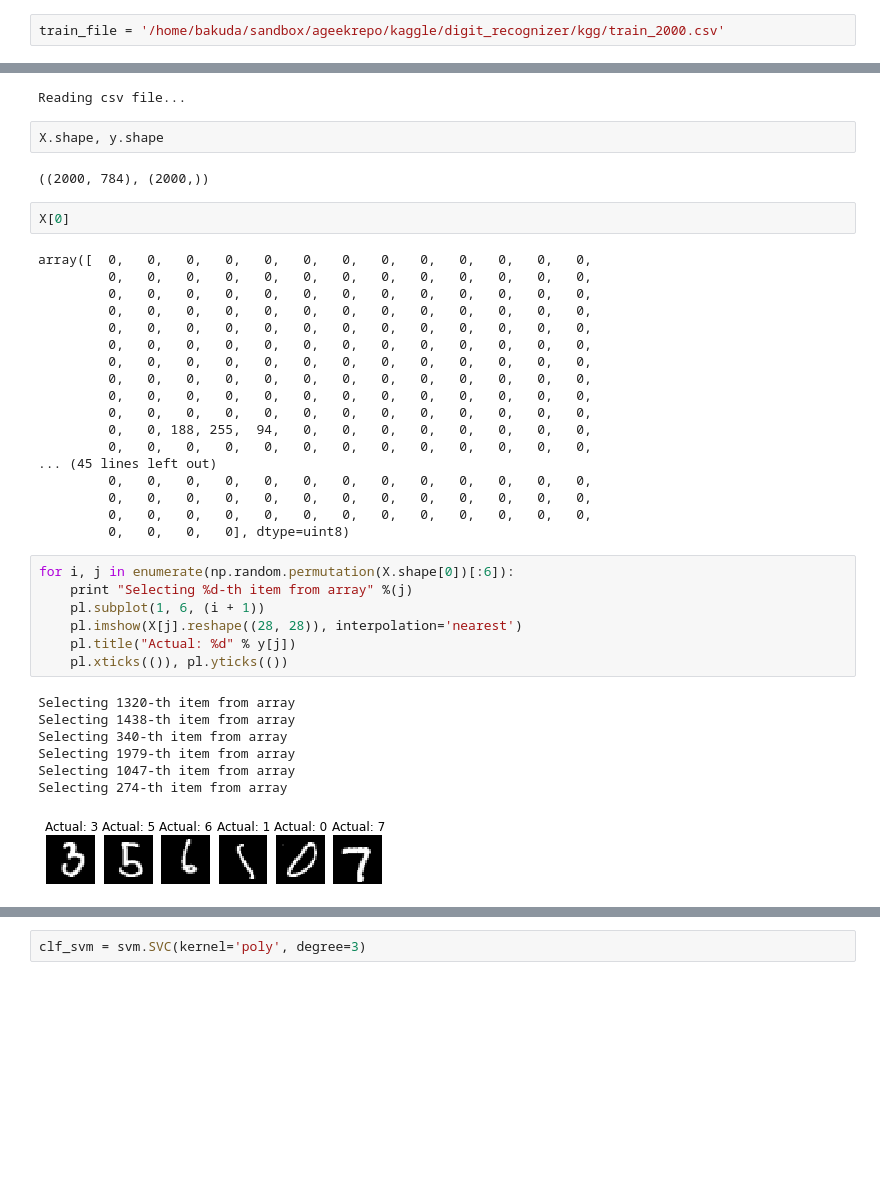
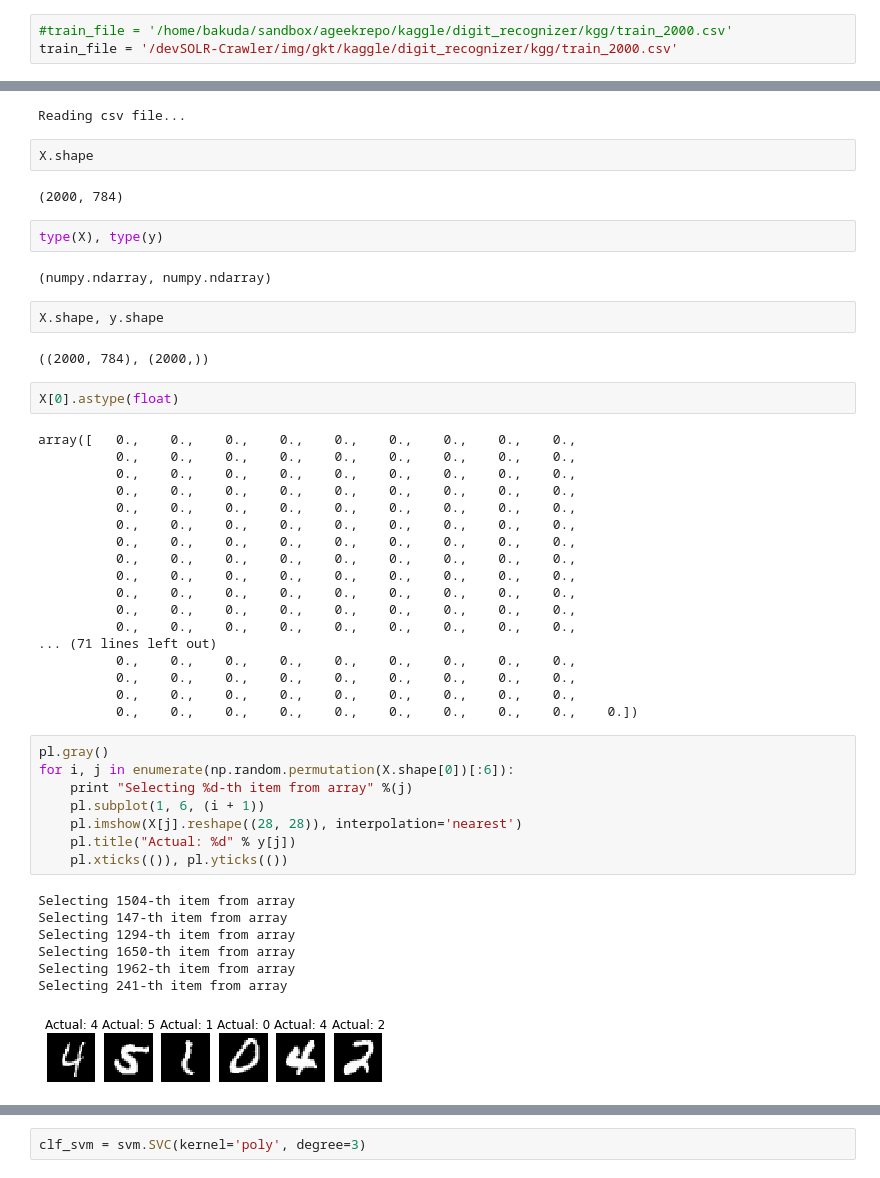
Before and after one commit to ageek/pynotebooks, a Jupyter notebook: kaggle - digits classification.ipynb, the cells around one changed output, grey strips where cells are left out. Drawn from its saved outputs; the diff is of its cells as text; blank space fills up the shorter version.

Commit message:
file path update, and applying NN to Kaggle digit classificatin

```diff
--- a/kaggle - digits classification.ipynb
+++ b/kaggle - digits classification.ipynb
@@ -11,7 +11,8 @@ import pylab as pl
 import numpy as np
 import pandas as pd
 # %%
-train_file = '/home/bakuda/sandbox/ageekrepo/kaggle/digit_recognizer/kgg/train_2000.csv'
+#train_file = '/home/bakuda/sandbox/ageekrepo/kaggle/digit_recognizer/kgg/train_2000.csv'
+train_file = '/devSOLR-Crawler/img/gkt/kaggle/digit_recognizer/kgg/train_2000.csv'
 # %%
 import csv
 lines= [x for x in csv.reader(file(train_file))][1:]
@@ -55,45 +56,54 @@ def images2Vector(filePath):
 X,y = images2Vector(train_file)
 # %% [output]
 Reading csv file...
+# %%
+X.shape
+# %% [output]
+(2000, 784)
+# %%
+type(X), type(y)
+# %% [output]
+(numpy.ndarray, numpy.ndarray)
 # %%
 X.shape, y.shape
 # %% [output]
 ((2000, 784), (2000,))
 # %%
-X[0]
+X[0].astype(float)
 # %% [output]
-array([  0,   0,   0,   0,   0,   0,   0,   0,   0,   0,   0,   0,   0,
-         0,   0,   0,   0,   0,   0,   0,   0,   0,   0,   0,   0,   0,
-         0,   0,   0,   0,   0,   0,   0,   0,   0,   0,   0,   0,   0,
-         0,   0,   0,   0,   0,   0,   0,   0,   0,   0,   0,   0,   0,
-         0,   0,   0,   0,   0,   0,   0,   0,   0,   0,   0,   0,   0,
-         0,   0,   0,   0,   0,   0,   0,   0,   0,   0,   0,   0,   0,
-         0,   0,   0,   0,   0,   0,   0,   0,   0,   0,   0,   0,   0,
-         0,   0,   0,   0,   0,   0,   0,   0,   0,   0,   0,   0,   0,
-         0,   0,   0,   0,   0,   0,   0,   0,   0,   0,   0,   0,   0,
-         0,   0,   0,   0,   0,   0,   0,   0,   0,   0,   0,   0,   0,
-         0,   0, 188, 255,  94,   0,   0,   0,   0,   0,   0,   0,   0,
-         0,   0,   0,   0,   0,   0,   0,   0,   0,   0,   0,   0,   0,
-... (45 lines left out)
-         0,   0,   0,   0,   0,   0,   0,   0,   0,   0,   0,   0,   0,
-         0,   0,   0,   0,   0,   0,   0,   0,   0,   0,   0,   0,   0,
-         0,   0,   0,   0,   0,   0,   0,   0,   0,   0,   0,   0,   0,
-         0,   0,   0,   0], dtype=uint8)
+array([   0.,    0.,    0.,    0.,    0.,    0.,    0.,    0.,    0.,
+          0.,    0.,    0.,    0.,    0.,    0.,    0.,    0.,    0.,
+          0.,    0.,    0.,    0.,    0.,    0.,    0.,    0.,    0.,
+          0.,    0.,    0.,    0.,    0.,    0.,    0.,    0.,    0.,
+          0.,    0.,    0.,    0.,    0.,    0.,    0.,    0.,    0.,
+          0.,    0.,    0.,    0.,    0.,    0.,    0.,    0.,    0.,
+          0.,    0.,    0.,    0.,    0.,    0.,    0.,    0.,    0.,
+          0.,    0.,    0.,    0.,    0.,    0.,    0.,    0.,    0.,
+          0.,    0.,    0.,    0.,    0.,    0.,    0.,    0.,    0.,
+          0.,    0.,    0.,    0.,    0.,    0.,    0.,    0.,    0.,
+          0.,    0.,    0.,    0.,    0.,    0.,    0.,    0.,    0.,
+          0.,    0.,    0.,    0.,    0.,    0.,    0.,    0.,    0.,
+... (71 lines left out)
+          0.,    0.,    0.,    0.,    0.,    0.,    0.,    0.,    0.,
+          0.,    0.,    0.,    0.,    0.,    0.,    0.,    0.,    0.,
+          0.,    0.,    0.,    0.,    0.,    0.,    0.,    0.,    0.,
+          0.,    0.,    0.,    0.,    0.,    0.,    0.,    0.,    0.,    0.])
 # %%
+pl.gray()
 for i, j in enumerate(np.random.permutation(X.shape[0])[:6]):
     print "Selecting %d-th item from array" %(j)
     pl.subplot(1, 6, (i + 1))
     pl.imshow(X[j].reshape((28, 28)), interpolation='nearest')
     pl.title("Actual: %d" % y[j])
     pl.xticks(()), pl.yticks(())
 # %% [output]
-Selecting 1320-th item from array
-Selecting 1438-th item from array
-Selecting 340-th item from array
-Selecting 1979-th item from array
-Selecting 1047-th item from array
-Selecting 274-th item from array
+Selecting 1504-th item from array
+Selecting 147-th item from array
+Selecting 1294-th item from array
+Selecting 1650-th item from array
+Selecting 1962-th item from array
+Selecting 241-th item from array
-[figure, old version]
+[figure, new version]
 # %%
 for i, j in enumerate(np.random.permutation(X.shape[0])[:6]):
     print i, j
```
Also changed, not shown: parts of 39 cells of this notebook.
